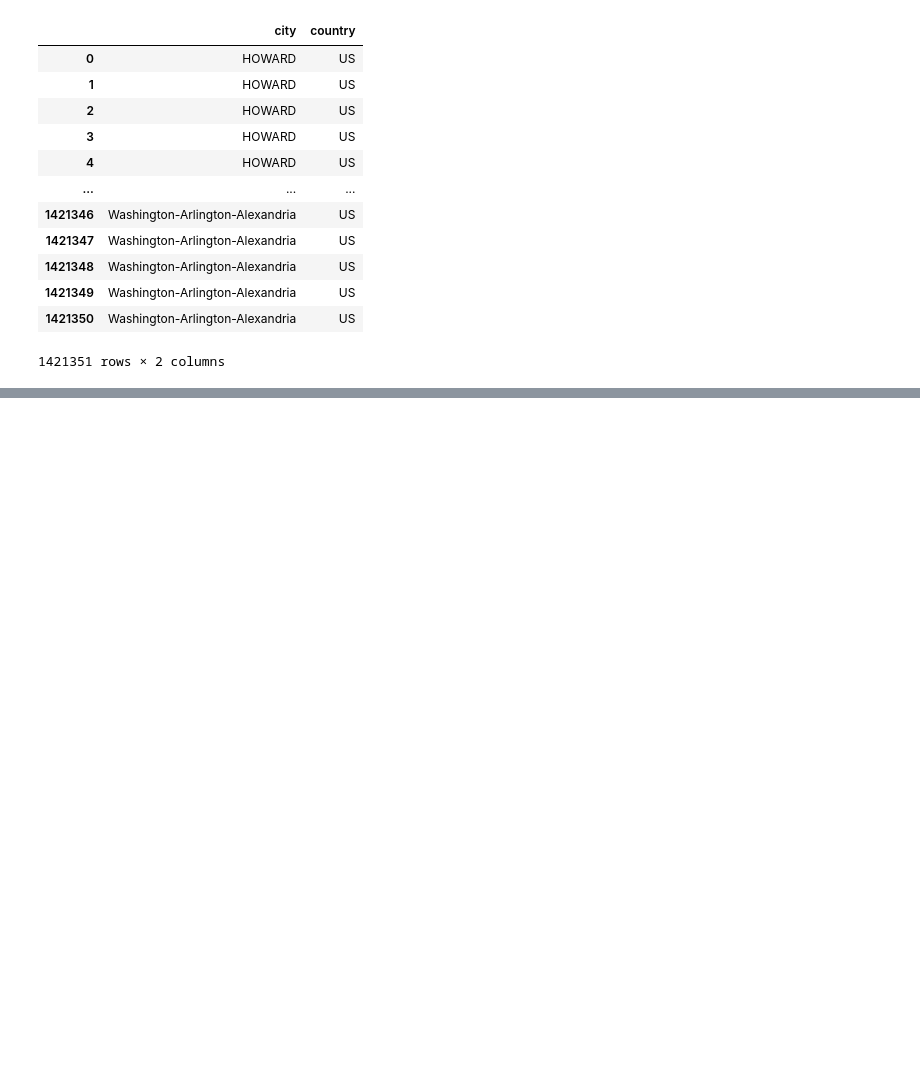
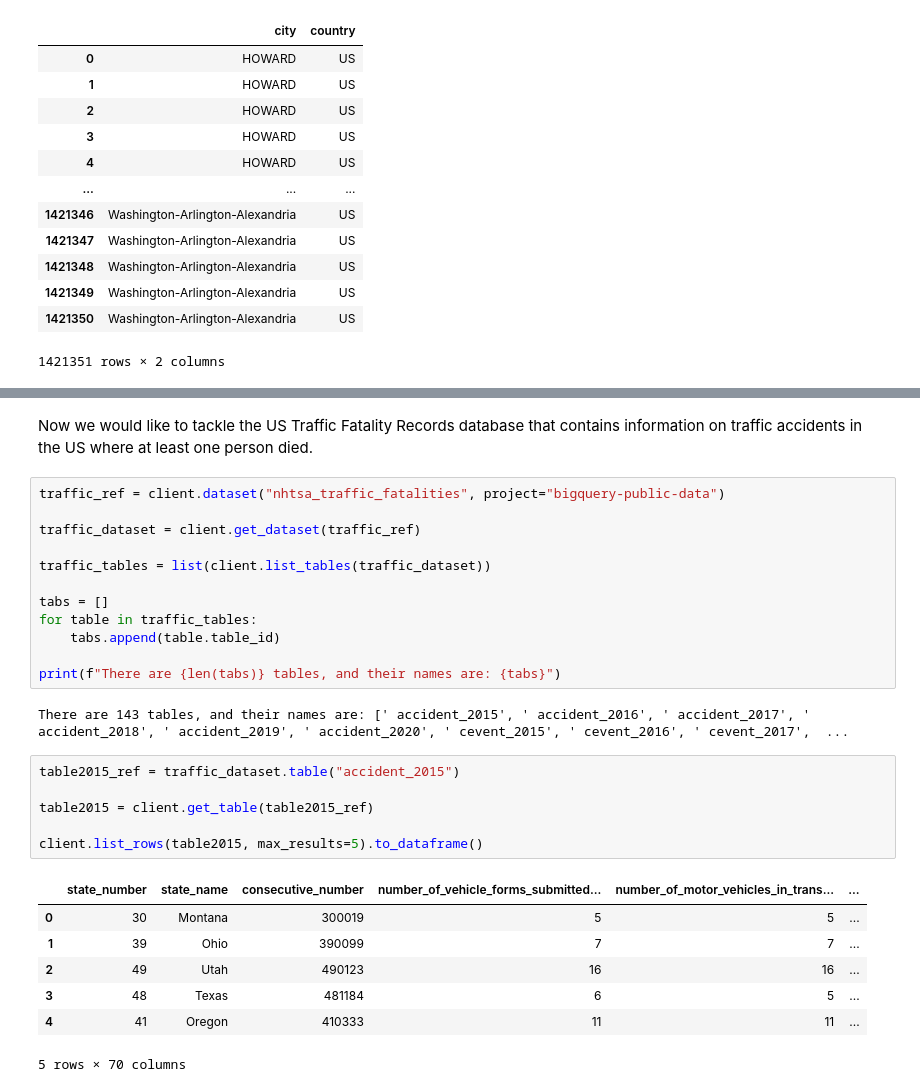
Before and after one commit to tanyaniazi/SQL-BigQuery-Practice, a Jupyter notebook: 1.ipynb, the cells around one changed output, grey strips where cells are left out. Cells and saved outputs as stored; diff of their text form; blank space fills up the shorter version.

```diff
--- a/1.ipynb
+++ b/1.ipynb
@@ -185,0 +301,30 @@ us_cities
+# %% [markdown]
+Now we would like to tackle the US Traffic Fatality Records database that contains information on traffic accidents in the US where at least one person died.
+# %%
+traffic_ref = client.dataset("nhtsa_traffic_fatalities", project="bigquery-public-data")
+
+traffic_dataset = client.get_dataset(traffic_ref)
+
+traffic_tables = list(client.list_tables(traffic_dataset))
+
+tabs = []
+for table in traffic_tables:
+    tabs.append(table.table_id)
+
+print(f"There are {len(tabs)} tables, and their names are: {tabs}")
+# %% [output]
+There are 143 tables, and their names are: [' accident_2015', ' accident_2016', ' accident_2017', ' accident_2018', ' accident_2019', ' accident_2020', ' cevent_2015', ' cevent_2016', ' cevent_2017',  ...
+# %%
+table2015_ref = traffic_dataset.table("accident_2015")
+
+table2015 = client.get_table(table2015_ref)
+
+client.list_rows(table2015, max_results=5).to_dataframe()
+# %% [output]
+|  | state_number | state_name | consecutive_number | number_of_vehicle_forms_submitted... | number_of_motor_vehicles_in_trans... | ... |
+| 0 | 30 | Montana | 300019 | 5 | 5 | ... |
+| 1 | 39 | Ohio | 390099 | 7 | 7 | ... |
+| 2 | 49 | Utah | 490123 | 16 | 16 | ... |
+| 3 | 48 | Texas | 481184 | 6 | 5 | ... |
+| 4 | 41 | Oregon | 410333 | 11 | 11 | ... |
+5 rows × 70 columns
```
Also changed, not shown: parts of 20 cells of this notebook.
